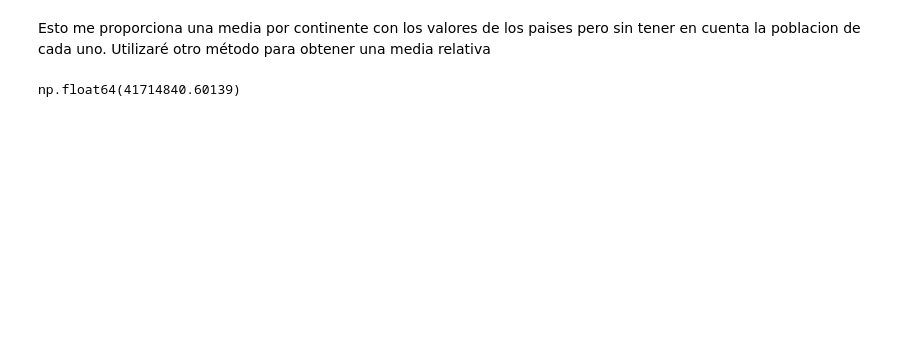
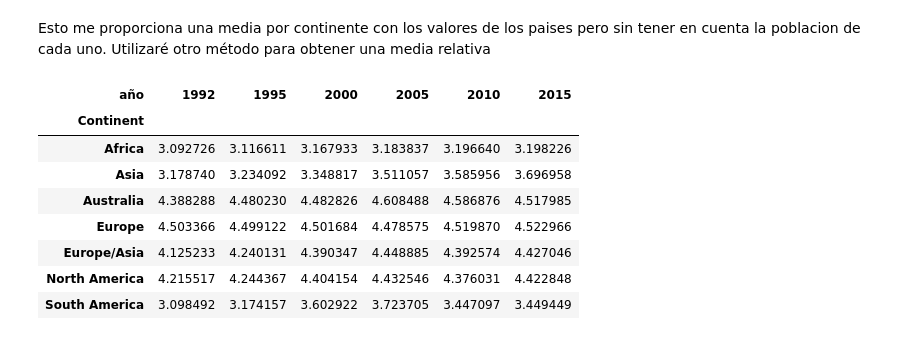
Before and after one commit to Rafacercos/Salud_mental_EDA, a Jupyter notebook: datasets/pruebas_2.ipynb, the cells around one changed output. Cells and saved outputs as stored; diff of their text form; code cells hidden in the pictures; blank space fills up the shorter version.

```diff
--- a/datasets/pruebas_2.ipynb
+++ b/datasets/pruebas_2.ipynb
@@ -244,9 +304,10 @@ variables.groupby(["Continent","año"])[["depresion"]].mean()
 # %% [markdown]
 Esto me proporciona una media por continente con los valores de los paises pero sin tener en cuenta la poblacion de cada uno. Utilizaré otro método para obtener una media relativa
-# %%
-variables["personas depresion"] = (variables["depresion"]*variables["Population"]/100)
-variables["total personas continente"] =
+# %%
+variables["personas depresion"] = (variables["depresion"]*variables["Population"]/100)
+variables["total personas continente"]=variables.groupby(["año","Continent"])["Population"].transform("sum")
+variables["peso_ponderacion"] = variables["Population"]/variables["total personas continente"]
+variables["depresion ponderada"] = variables["personas depresion"]*variables["peso_ponderacion"]
+variables["porcentaje depresion"] = (variables.groupby(["año","Continent"])["personas depresion"].transform("sum")/variables["total personas continente"])*100
 # %%
-variables.groupby(["año","Continent"])["personas depresion"].sum().loc["1992"]["Africa"]
+variables.groupby(["año","Continent"])["Population"].transform("sum")
-# %% [output]
-np.float64(41714840.60139)
@@ -252,0 +321,13 @@ np.float64(41714840.60139)
+# %%
+tabla_depresion = resultados.pivot_table(index="Continent",columns="año",values="porcentaje depresion")
+tabla_depresion
+# %% [output]
+| año | 1992 | 1995 | 2000 | 2005 | 2010 | 2015 |
+| Continent |  |  |  |  |  |  |
+| Africa | 3.092726 | 3.116611 | 3.167933 | 3.183837 | 3.196640 | 3.198226 |
+| Asia | 3.178740 | 3.234092 | 3.348817 | 3.511057 | 3.585956 | 3.696958 |
+| Australia | 4.388288 | 4.480230 | 4.482826 | 4.608488 | 4.586876 | 4.517985 |
+| Europe | 4.503366 | 4.499122 | 4.501684 | 4.478575 | 4.519870 | 4.522966 |
+| Europe/Asia | 4.125233 | 4.240131 | 4.390347 | 4.448885 | 4.392574 | 4.427046 |
+| North America | 4.215517 | 4.244367 | 4.404154 | 4.432546 | 4.376031 | 4.422848 |
+| South America | 3.098492 | 3.174157 | 3.602922 | 3.723705 | 3.447097 | 3.449449 |
```
Also changed, not shown: parts of 39 cells of this notebook, 1 other file.
